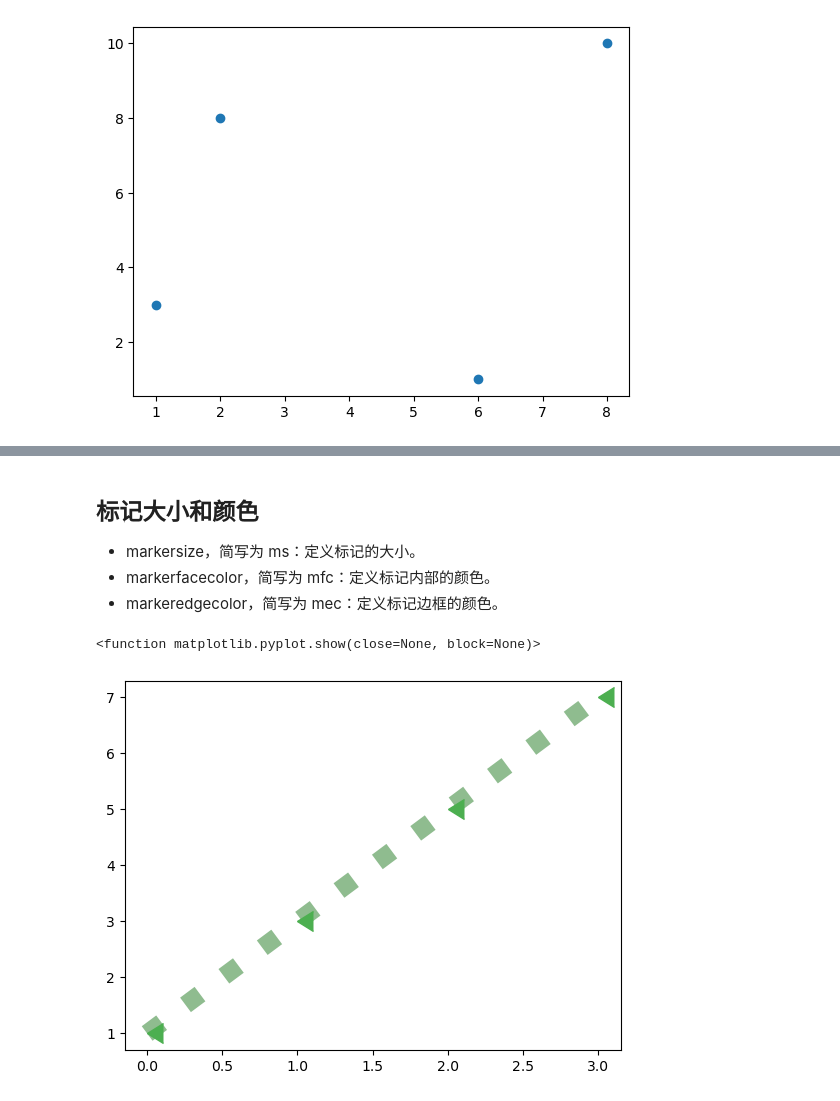
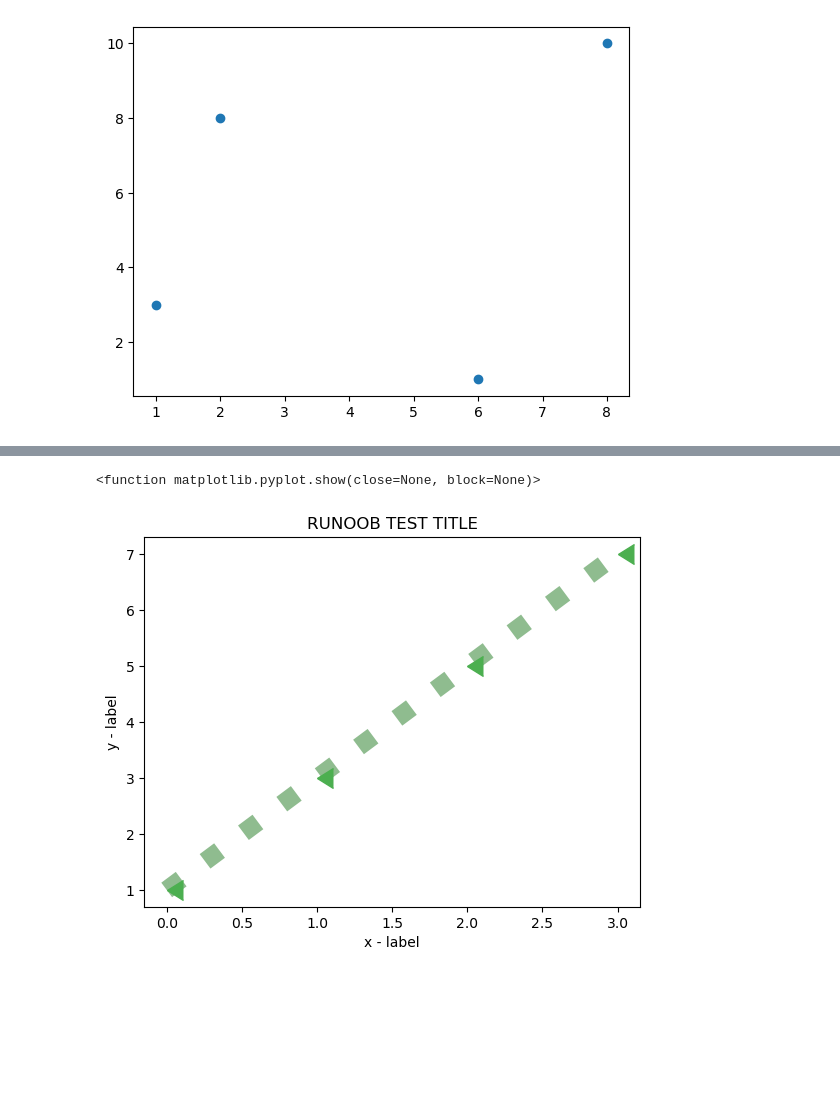
Before and after one commit to wh3022348173/ME, a Jupyter notebook: note_new/Matplotlib1.ipynb, the cells around one changed output, grey strips where cells are left out. Drawn from its saved outputs; the diff is of its cells as text; code cells hidden in the pictures; blank space fills up the shorter version.

```diff
--- a/note_new/Matplotlib1.ipynb
+++ b/note_new/Matplotlib1.ipynb
@@ -124,12 +27,10 @@ plt.show()
-# %% [markdown]
-## 标记大小和颜色
-* markersize，简写为 ms：定义标记的大小。
-* markerfacecolor，简写为 mfc：定义标记内部的颜色。
-* markeredgecolor，简写为 mec：定义标记边框的颜色。
 # %%
 a = np.array([1,3,5,7])
 plt.plot(a,marker = 4,ms = 15,mec = '#4CAF50', mfc = '#4CAF50',linestyle = ':',color = '#8FBC8F',linewidth = 13)
+plt.title("RUNOOB TEST TITLE")
+plt.xlabel("x - label")
+plt.ylabel("y - label")
 plt.show
 # %% [output]
 <function matplotlib.pyplot.show(close=None, block=None)>
-[figure, old version]
+[figure, new version]
```
Also changed, not shown: parts of 9 cells of this notebook, 1 other file.
